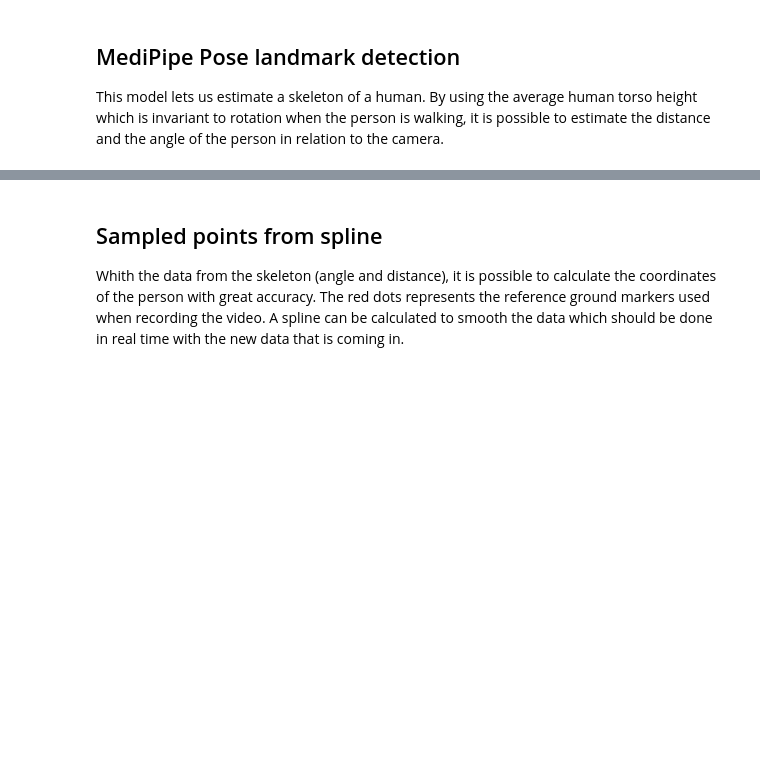
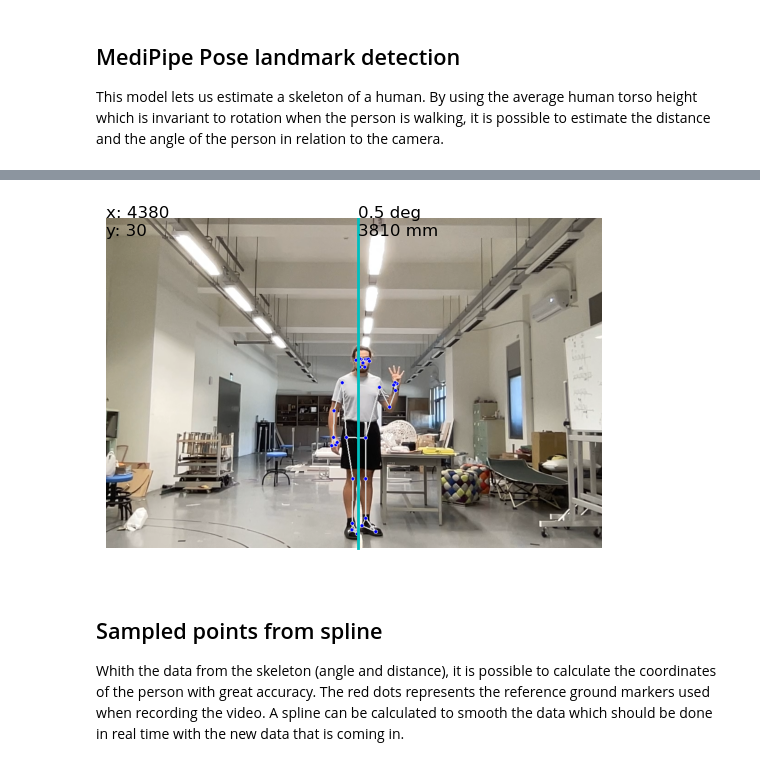
Before and after one commit to comtois-etienne/CSIE5047_Smart_Luggage, a Jupyter notebook: notebook.ipynb, the cells around one changed output, grey strips where cells are left out. Cells and saved outputs as stored; diff of their text form; code cells hidden in the pictures; blank space fills up the shorter version.

```diff
--- a/notebook.ipynb
+++ b/notebook.ipynb
@@ -36,15 +7,3 @@ I receive the north to create the map
 print('test')
 # %% [output]
 test
-# %%
-names = {0: 'person', 1: 'bicycle', 2: 'car', 3: 'motorcycle', 4: 'airplane', 5: 'bus', 6: 'train', 7: 'truck', 8: 'boat', 9: 'traffic light', 10: 'fire hydrant', 11: 'stop sign', 12: 'parking meter', 13: 'bench', 14: 'bird', 15: 'cat', 16: 'dog', 17: 'horse', 18: 'sheep', 19: 'cow', 20: 'elephant', 21: 'bear', 22: 'zebra', 23: 'giraffe', 24: 'backpack', 25: 'umbrella', 26: 'handbag', 27: 'tie', 28: 'suitcase', 29: 'frisbee', 30: 'skis', 31: 'snowboard', 32: 'sports ball', 33: 'kite', 34: 'baseball bat', 35: 'baseball glove', 36: 'skateboard', 37: 'surfboard', 38: 'tennis racket', 39: 'bottle', 40: 'wine glass', 41: 'cup', 42: 'fork', 43: 'knife', 44: 'spoon', 45: 'bowl', 46: 'banana', 47: 'apple', 48: 'sandwich', 49: 'orange', 50: 'broccoli', 51: 'carrot', 52: 'hot dog', 53: 'pizza', 54: 'donut', 55: 'cake', 56: 'chair', 57: 'couch', 58: 'potted plant', 59: 'bed', 60: 'dining table', 61: 'toilet', 62: 'tv', 63: 'laptop', 64: 'mouse', 65: 'remote', 66: 'keyboard', 67: 'cell phone', 68: 'microwave', 69: 'oven', 70: 'toaster', 71: 'sink', 72: 'refrigerator', 73: 'book', 74: 'clock', 75: 'vase', 76: 'scissors', 77: 'teddy bear', 78: 'hair drier', 79: 'toothbrush'}
-
-# camera settings
-# hfov = 67.0
-# wr = 1280
-
-hfov = 59
-wr = 1080
-hr = 720
-avg_shoulder_width = 350.0
-avg_torso_height = 460.0
@@ -506,3 +164,55 @@ error: OpenCV(4.6.0) /private/var/folders/k1/30mswbxs7r1g6zwn8y4fyt500000gp/T/ab
+# %%
+from src.vision import PositionEstimator, VideoCapture
+import mediapipe as mp
+
+
+try:
+    cap = VideoCapture('./Movie on 2023-11-23 at 10.03.mov')
+    # cap = VideoCapture(0)
+
+    camera = mba_video_camera
+    pe = PositionEstimator(
+        mp.solutions.pose,
+        camera,
+        avg_torso_height,
+        queue_size=3,
+        kernel_size=3
+    )
+
+    while cap.isOpened():
+        clear_output(wait=True)
+        frame = cap.grab_frame()
+        if frame is None: break
+        cap.skip_frames(14) # skip 14 frames - for 2 images per second
+        # plt.pause(0.15) # to set frame rate in realtime-ish
+
+        results, point, distance, angle = pe.save_position(
+            frame,
+            file_path='var.csv',
+            adjustment_ratio=1.15,
+            verbose=True
+        )
+        if results is None: continue
+
+        pixel_angle = camera.angle_to_pixel(angle)
+        fig, ax = plt.subplots()
+        ax.imshow(frame)
+        if results.pose_landmarks is not None:
+            ax.plot([pixel_angle, pixel_angle], [0, frame.shape[0]], color='c', linewidth=2)
+            ax.text(pixel_angle, 0, f'{angle:.1f} deg', color='k', fontsize=12)
+            ax.text(pixel_angle, 40, f'{distance} mm', color='k', fontsize=12)
+            ax.text(0, 0, f'x: {point.x}', color='k', fontsize=12)
+            ax.text(0, 40, f'y: {point.y}', color='k', fontsize=12)
+        plt.axis('off')
+        plt.show()
+
+except KeyboardInterrupt:
+    cap.release()
+    pass  # Release the camera resource
+
+cap.release()  # Release the camera resource if break
+# %% [output]
+[figure, added]
 # %% [markdown]
 ## Sampled points from spline
 Whith the data from the skeleton (angle and distance), it is possible to calculate the coordinates of the person with great accuracy. The red dots represents the reference ground markers used when recording the video. A spline can be calculated to smooth the data which should be done in real time with the new data that is coming in.
```
Also changed, not shown: parts of 14 cells of this notebook.
